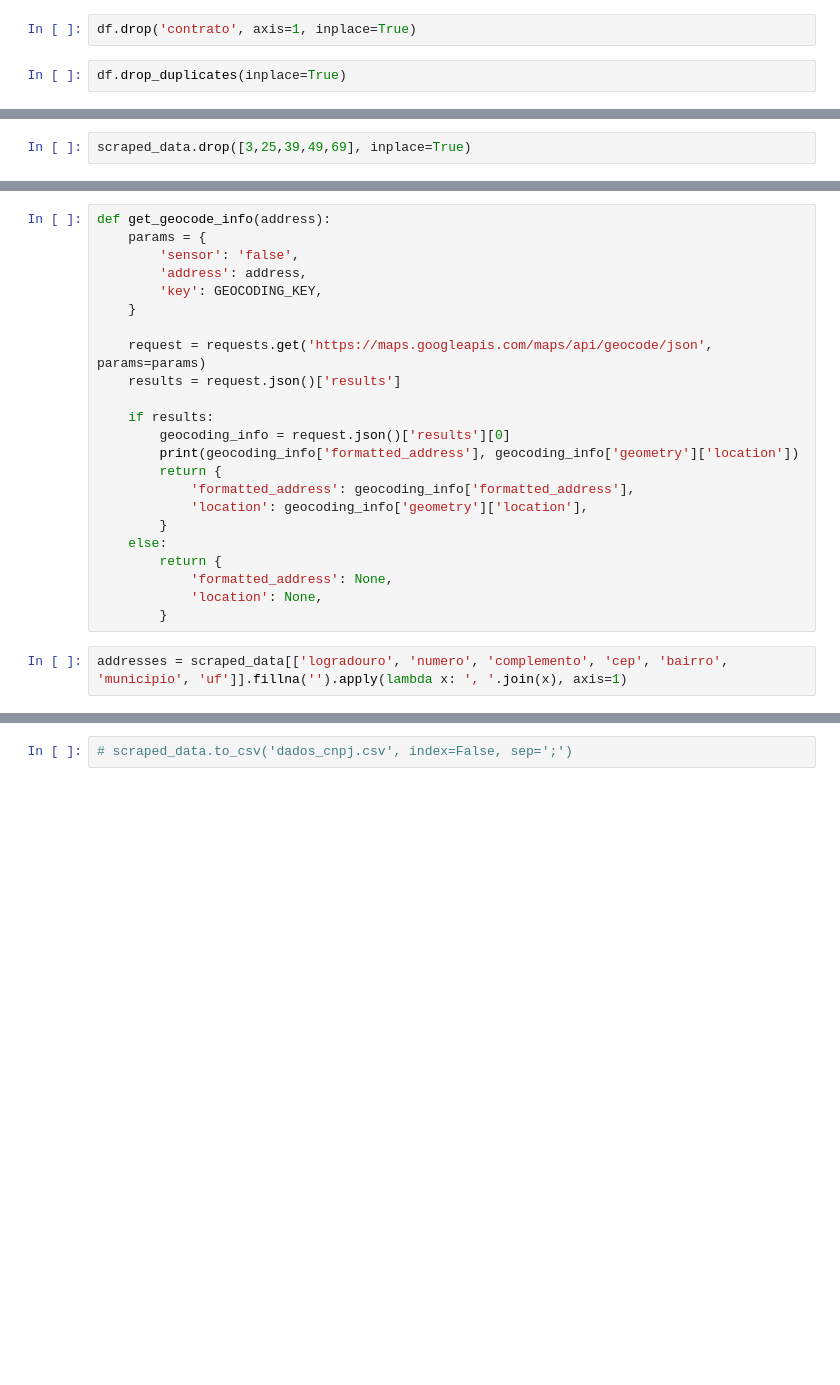
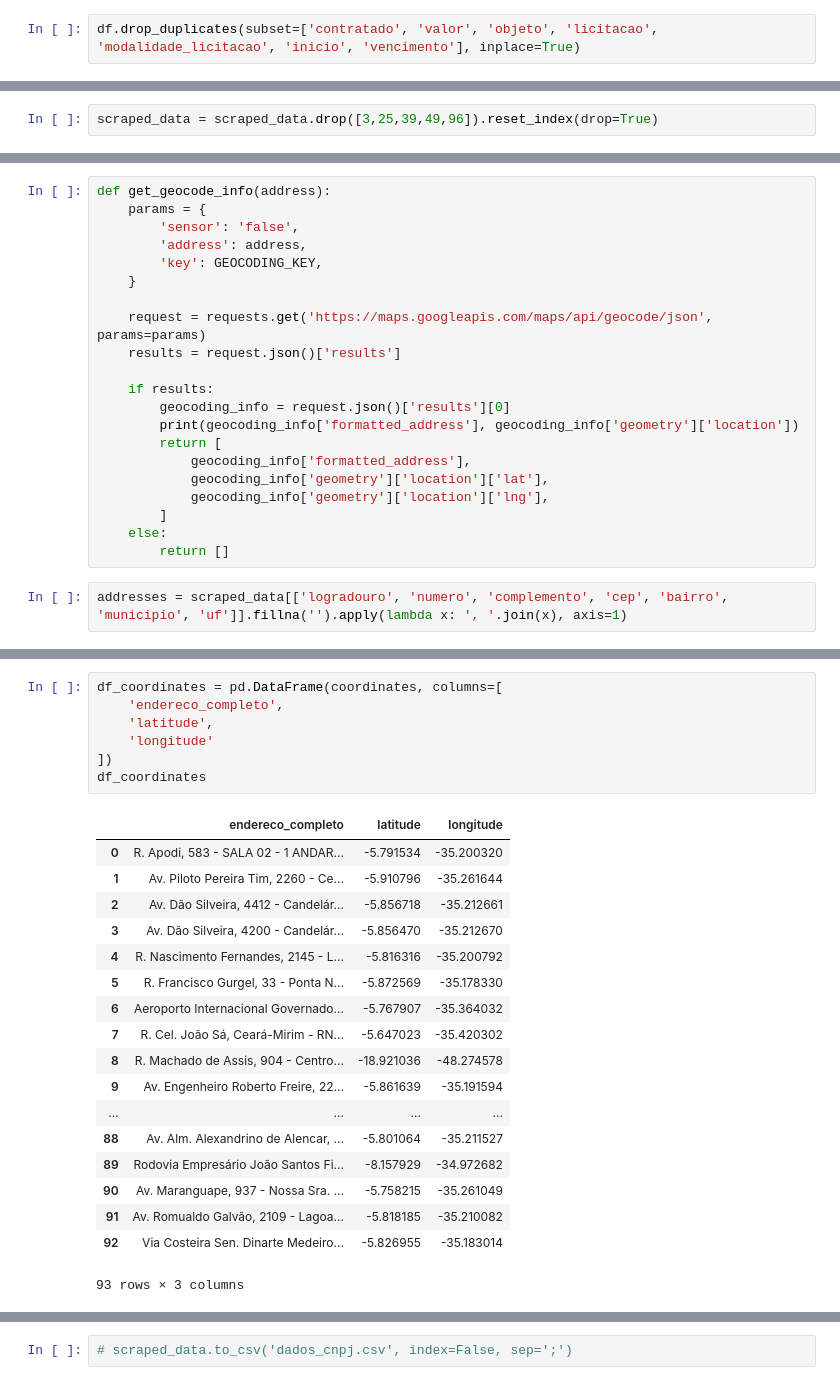
Before and after one commit to allangoncalves/analise_contratos_ufrn, a Jupyter notebook: ContratosUFRN.ipynb, the cells around one changed output, grey strips where cells are left out. Saved outputs shown, nothing was run; the diff lists cells and outputs as text; blank space fills up the shorter version.

```diff
--- a/ContratosUFRN.ipynb
+++ b/ContratosUFRN.ipynb
@@ -14,7 +29,5 @@ df.head()
 | 2 | 15/2014 | 09.080.300/0001-00 - MONTEIRO & M... | R$ 736.440,00 | SERVIÇOS DE MANUTENÇÃO PREVENTIVA... | PR-30/2013 | PREGÃO | 2014-10-03 | 2019-10-03 |
 | 3 | 18/2014 | 00.000.278/8824-04 - ARNALDO SANT... | R$ 96.000,00 | LOCAÇÃO DO IMÓVEL SITUADO AVENIDA... | DL-12/2014 | DISPENSA DE LICITAÇÃO | 2014-10-03 | 2019-10-03 |
 | 4 | 20/2014 | 10.334.942/0001-60 - CARBOX LTDA ... | R$ 687.000,00 | SERVIÇOS DE, LANTERNAGEM, PINTURA... | PR-30/2013 | PREGÃO | 2014-10-03 | 2019-10-03 |
-# %%
-df.drop('contrato', axis=1, inplace=True)
 # %%
-df.drop_duplicates(inplace=True)
+df.drop_duplicates(subset=['contratado', 'valor', 'objeto', 'licitacao', 'modalidade_licitacao', 'inicio', 'vencimento'], inplace=True)
@@ -221,7 +194,7 @@ scraped_data[scraped_data['data_abertura'].isna()]
 | 49 | 00003573443400 | NaT | None | None | None | None | None | None | ... |
 | 96 | 00033596760410 | NaT | None | None | None | None | None | None | ... |
 # %%
-scraped_data.drop([3,25,39,49,69], inplace=True)
+scraped_data = scraped_data.drop([3,25,39,49,96]).reset_index(drop=True)
 # %%
 GEOCODING_KEY = 'AIzaSyDtDgZw3dI5DzJLN3v0ehjTEVIVkfdUYLM'
 params = {
@@ -272,15 +245,13 @@ def get_geocode_info(address):
     if results:
         geocoding_info = request.json()['results'][0]
         print(geocoding_info['formatted_address'], geocoding_info['geometry']['location'])
-        return {
-            'formatted_address': geocoding_info['formatted_address'],
-            'location': geocoding_info['geometry']['location'],
-        }
+        return [
+            geocoding_info['formatted_address'],
+            geocoding_info['geometry']['location']['lat'],
+            geocoding_info['geometry']['location']['lng'],
+        ]
     else:
-        return {
-            'formatted_address': None,
-            'location': None,
-        }
+        return []
 # %%
 addresses = scraped_data[['logradouro', 'numero', 'complemento', 'cep', 'bairro', 'municipio', 'uf']].fillna('').apply(lambda x: ', '.join(x), axis=1)
 # %%
@@ -298,0 +298,26 @@ R. Machado de Assis, 904 - Centro, Uberlândia - MG, 38400-112, Brazil {'lat': -
+# %%
+df_coordinates = pd.DataFrame(coordinates, columns=[
+    'endereco_completo',
+    'latitude',
+    'longitude'
+])
+df_coordinates
+# %% [output]
+|  | endereco_completo | latitude | longitude |
+| 0 | R. Apodi, 583 - SALA 02 - 1 ANDAR... | -5.791534 | -35.200320 |
+| 1 | Av. Piloto Pereira Tim, 2260 - Ce... | -5.910796 | -35.261644 |
+| 2 | Av. Dão Silveira, 4412 - Candelár... | -5.856718 | -35.212661 |
+| 3 | Av. Dão Silveira, 4200 - Candelár... | -5.856470 | -35.212670 |
+| 4 | R. Nascimento Fernandes, 2145 - L... | -5.816316 | -35.200792 |
+| 5 | R. Francisco Gurgel, 33 - Ponta N... | -5.872569 | -35.178330 |
+| 6 | Aeroporto Internacional Governado... | -5.767907 | -35.364032 |
+| 7 | R. Cel. João Sá, Ceará-Mirim - RN... | -5.647023 | -35.420302 |
+| 8 | R. Machado de Assis, 904 - Centro... | -18.921036 | -48.274578 |
+| 9 | Av. Engenheiro Roberto Freire, 22... | -5.861639 | -35.191594 |
+| ... | ... | ... | ... |
+| 88 | Av. Alm. Alexandrino de Alencar, ... | -5.801064 | -35.211527 |
+| 89 | Rodovia Empresário João Santos Fi... | -8.157929 | -34.972682 |
+| 90 | Av. Maranguape, 937 - Nossa Sra. ... | -5.758215 | -35.261049 |
+| 91 | Av. Romualdo Galvão, 2109 - Lagoa... | -5.818185 | -35.210082 |
+| 92 | Via Costeira Sen. Dinarte Medeiro... | -5.826955 | -35.183014 |
+93 rows × 3 columns
```
Also changed, not shown: parts of 8 cells of this notebook, 2 other files.
